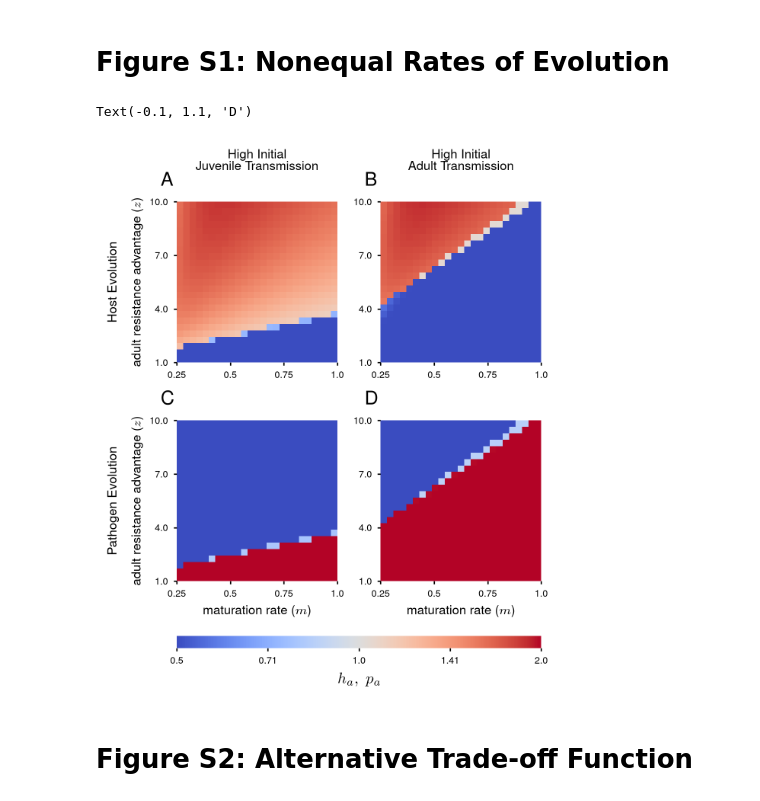
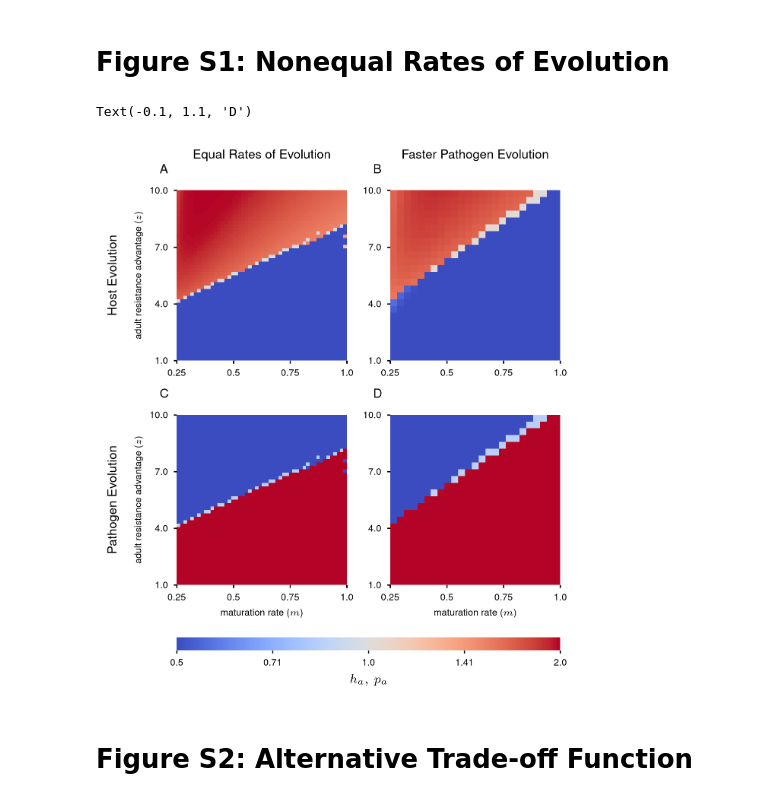
Before and after one commit to svhulse/transmission-coevolution, a Jupyter notebook: figures_supplementary.ipynb, the cells around one changed output. Saved outputs shown, nothing was run; the diff lists cells and outputs as text; code cells hidden in the pictures.

```diff
--- a/figures_supplementary.ipynb
+++ b/figures_supplementary.ipynb
@@ -10,14 +10,13 @@ from model_tools import ModelAnalysis, RasterAnalysis, make_image
 host_color = matplotlib.colors.to_rgb('#0000a2')
 path_color = matplotlib.colors.to_rgb('#bc272d')
 coevol_color = matplotlib.colors.to_rgb('#e9c716')
-coevol_color_2 = matplotlib.colors.to_rgb('#50ad9f')
 
 s_cmap = matplotlib.colors.LinearSegmentedColormap.from_list("", ["white", host_color])
 i_cmap = matplotlib.colors.LinearSegmentedColormap.from_list("", ["white", path_color])
 
-plot_label_size = 12
+plot_label_size = 8
 axis_title_size = 12
-axis_label_size = 8
+axis_label_size = 6
 tick_label_size = 6
 
 matplotlib.rcParams['axes.titlesize'] = axis_title_size
@@ -36,55 +35,54 @@ plt.rcParams.update({
 # %% [markdown]
 # Figure S1: Nonequal Rates of Evolution #
 # %%
-#Load rasters and data used for raster plots
-coevol_path_50 = 'data/fast_pathogen_evolution_init_50_coevol.p'
-coevol_path_60 = 'data/fast_pathogen_evolution_init_60_coevol.p'
+default_path = 'data/default_init_50_coevol.p'
+fast_evo_path = 'data/fast_pathogen_evolution_init_50_coevol.p'
 
-coevol_raster_60 = RasterAnalysis(coevol_path_60, arg_x='m', arg_y='z')
-coevol_raster_50 = RasterAnalysis(coevol_path_50, arg_x='m', arg_y='z')
+default_raster = RasterAnalysis(default_path, arg_x='m', arg_y='z')
+fast_evo_raster = RasterAnalysis(fast_evo_path, arg_x='m', arg_y='z')
 # %%
 fig, ax = plt.subplots(ncols=2, nrows=2, layout='compressed')
 
-S_coevol_60, I_coevol_60, = coevol_raster_60.evol_plot()
-S_coevol_50, I_coevol_50, = coevol_raster_50.evol_plot()
+S_coevol_default, I_coevol_default, = default_raster.evol_plot()
+S_coevol_fast_evo, I_coevol_fast_evo, = fast_evo_raster.evol_plot()
 
-plot = ax[0,0].imshow(99 - S_coevol_60, cmap='coolwarm', vmin=0, vmax=99)
-ax[1,0].imshow(99 - I_coevol_60, cmap='coolwarm', vmin=0, vmax=99)
+plot = ax[0,0].imshow(99 - S_coevol_default, cmap='coolwarm', vmin=0, vmax=99)
+ax[1,0].imshow(99 - I_coevol_default, cmap='coolwarm', vmin=0, vmax=99)
 
-ax[0,1].imshow(99 - S_coevol_50, cmap='coolwarm', vmin=0, vmax=99)
-ax[1,1].imshow(99 - I_coevol_50, cmap='coolwarm', vmin=0, vmax=99)
+ax[0,1].imshow(99 - S_coevol_fast_evo, cmap='coolwarm', vmin=0, vmax=99)
+ax[1,1].imshow(99 - I_coevol_fast_evo, cmap='coolwarm', vmin=0, vmax=99)
 
 for axis in ax.reshape(-1):
     axis.invert_yaxis()
     axis.set_frame_on(False)
     axis.tick_params('both', length=2)
 
-coevol_raster_60.label_axes(ax[0,0], (4, 4), label_x=False, label_y=True)
-coevol_raster_60.label_axes(ax[1,0], (4, 4), label_y=True, x_string=r'maturation rate ($m$)')
-coevol_raster_50.label_axes(ax[0,1], (4, 4), label_x=False, label_y=False)
-coevol_raster_50.label_axes(ax[1,1], (4, 4), label_y=False, x_string=r'maturation rate ($m$)')
+default_raster.label_axes(ax[0,0], (4, 4), label_x=False, label_y=True)
+default_raster.label_axes(ax[1,0], (4, 4), label_y=True, x_string=r'maturation rate ($m$)')
+fast_evo_raster.label_axes(ax[0,1], (4, 4), label_x=False, label_y=False)
+fast_evo_raster.label_axes(ax[1,1], (4, 4), label_y=False, x_string=r'maturation rate ($m$)')
 
-ax[0,0].set_title('High Initial\nJuvenile Transmission', pad=20, fontsize=8)
-ax[0,1].set_title('High Initial\nAdult Transmission', pad=20, fontsize=8)
+ax[0,0].set_title('Equal Rates of Evolution', pad=20, fontsize=8)
+ax[0,1].set_title('Faster Pathogen Evolution', pad=20, fontsize=8)
 
 ax[0,0].annotate('Host Evolution', xy=(0, 0.5), xytext=(-40,0), xycoords='axes fraction', textcoords='offset points', ha='center', va='center', rotation=90, fontsize=8)
 ax[1,0].annotate('Pathogen Evolution', xy=(0, 0.5), xytext=(-40,0), xycoords='axes fraction', textcoords='offset points', ha='center', va='center', rotation=90, fontsize=8)
 
 cbar = fig.colorbar(plot, ax=ax[:], location='bottom', aspect=30)
 cbar.ax.set_xticklabels(['Low Juvenile Transmission \n High Adult Transmission', 'High Juvenile Transmission \n Low Adult Transmission'])
 cbar.ax.tick_params(axis='both', which='both', length=2)
 cbar.ax.set_xticks(np.linspace(0, 99, 5))
 cbar.ax.set_xticklabels(np.round(np.logspace(-1, 1, 5, base=2), 2))
-cbar.set_label(r'$h_a,\ p_a$', fontsize=10)
+cbar.set_label(r'$h_a,\ p_a$', fontsize=8)
 cbar.outline.set_visible(False)
 
 ax[0,0].annotate("A", xy=(-0.1, 1.1), xycoords="axes fraction", fontsize=plot_label_size)
 ax[0,1].annotate("B", xy=(-0.1, 1.1), xycoords="axes fraction", fontsize=plot_label_size)
 ax[1,0].annotate("C", xy=(-0.1, 1.1), xycoords="axes fraction", fontsize=plot_label_size)
 ax[1,1].annotate("D", xy=(-0.1, 1.1), xycoords="axes fraction", fontsize=plot_label_size)
 # %% [output]
 Text(-0.1, 1.1, 'D')
-[figure, old version]
+[figure, new version]
 # %% [markdown]
 # Figure S2: Alternative Trade-off Function #
 # %%
```
Also changed, not shown: parts of 19 cells of this notebook, 28 other files.
